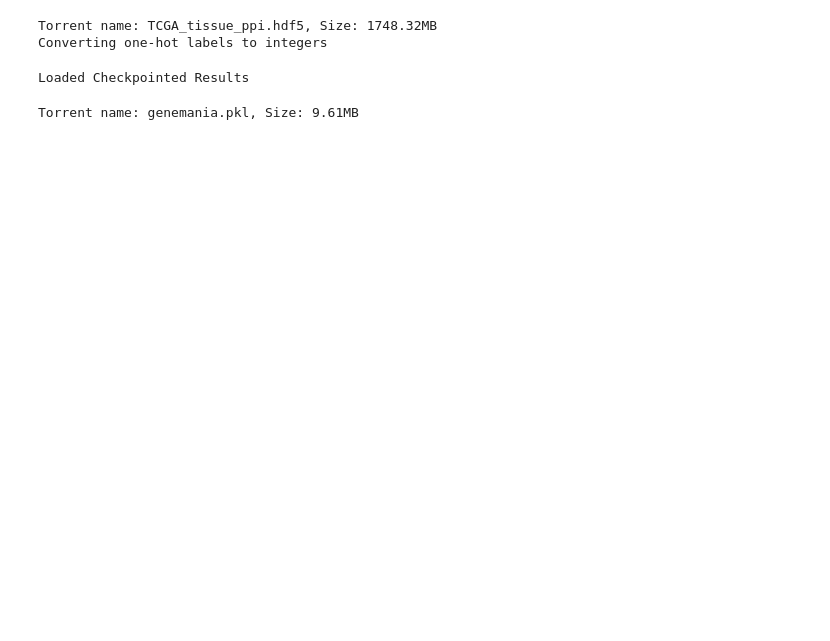
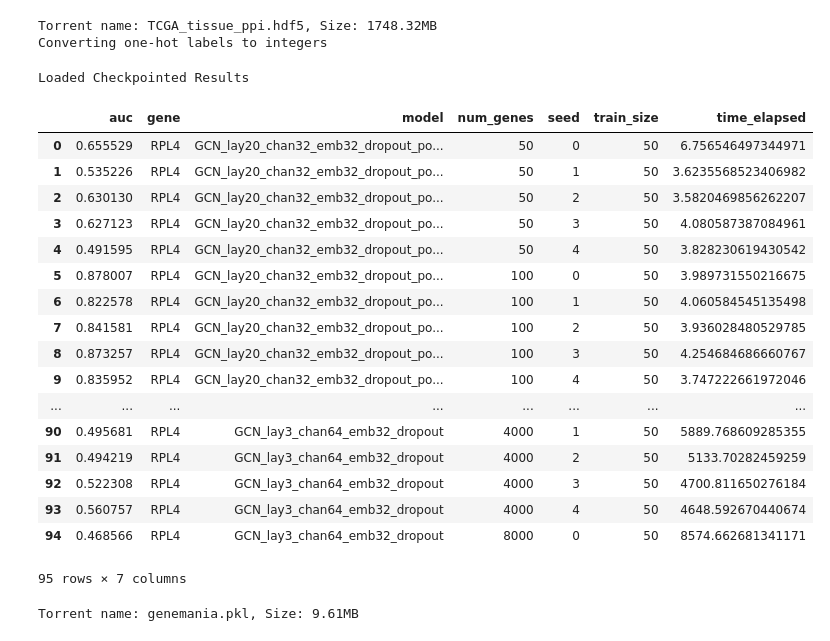
Before and after one commit to mila-iqia/gene-graph-conv, a Jupyter notebook: fig-5.ipynb, the cells around one changed output. Saved outputs shown, nothing was run; the diff lists cells and outputs as text; code cells hidden in the pictures; blank space fills up the shorter version.

```diff
--- a/fig-5.ipynb
+++ b/fig-5.ipynb
@@ -35,6 +33,27 @@ except Exception as e:
     print("Created a New Results Dictionary")
 # %% [output]
 Loaded Checkpointed Results
+# %%
+results
+# %% [output]
+|  | auc | gene | model | num_genes | seed | train_size | time_elapsed |
+| 0 | 0.655529 | RPL4 | GCN_lay20_chan32_emb32_dropout_po... | 50 | 0 | 50 | 6.756546497344971 |
+| 1 | 0.535226 | RPL4 | GCN_lay20_chan32_emb32_dropout_po... | 50 | 1 | 50 | 3.6235568523406982 |
+| 2 | 0.630130 | RPL4 | GCN_lay20_chan32_emb32_dropout_po... | 50 | 2 | 50 | 3.5820469856262207 |
+| 3 | 0.627123 | RPL4 | GCN_lay20_chan32_emb32_dropout_po... | 50 | 3 | 50 | 4.080587387084961 |
+| 4 | 0.491595 | RPL4 | GCN_lay20_chan32_emb32_dropout_po... | 50 | 4 | 50 | 3.828230619430542 |
+| 5 | 0.878007 | RPL4 | GCN_lay20_chan32_emb32_dropout_po... | 100 | 0 | 50 | 3.989731550216675 |
+| 6 | 0.822578 | RPL4 | GCN_lay20_chan32_emb32_dropout_po... | 100 | 1 | 50 | 4.060584545135498 |
+| 7 | 0.841581 | RPL4 | GCN_lay20_chan32_emb32_dropout_po... | 100 | 2 | 50 | 3.936028480529785 |
+| 8 | 0.873257 | RPL4 | GCN_lay20_chan32_emb32_dropout_po... | 100 | 3 | 50 | 4.254684686660767 |
+| 9 | 0.835952 | RPL4 | GCN_lay20_chan32_emb32_dropout_po... | 100 | 4 | 50 | 3.747222661972046 |
+| ... | ... | ... | ... | ... | ... | ... | ... |
+| 90 | 0.495681 | RPL4 | GCN_lay3_chan64_emb32_dropout | 4000 | 1 | 50 | 5889.768609285355 |
+| 91 | 0.494219 | RPL4 | GCN_lay3_chan64_emb32_dropout | 4000 | 2 | 50 | 5133.70282459259 |
+| 92 | 0.522308 | RPL4 | GCN_lay3_chan64_emb32_dropout | 4000 | 3 | 50 | 4700.811650276184 |
+| 93 | 0.560757 | RPL4 | GCN_lay3_chan64_emb32_dropout | 4000 | 4 | 50 | 4648.592670440674 |
+| 94 | 0.468566 | RPL4 | GCN_lay3_chan64_emb32_dropout | 8000 | 0 | 50 | 8574.662681341171 |
+95 rows × 7 columns
 # %%
 gene_graph = GeneManiaGraph()
 # %% [output]
```
Also changed, not shown: parts of 4 cells of this notebook, 3 other files.
